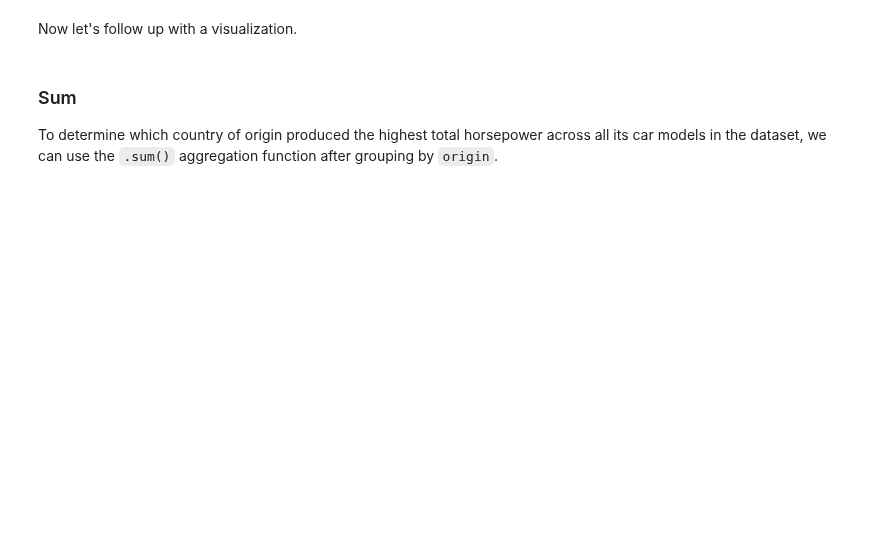
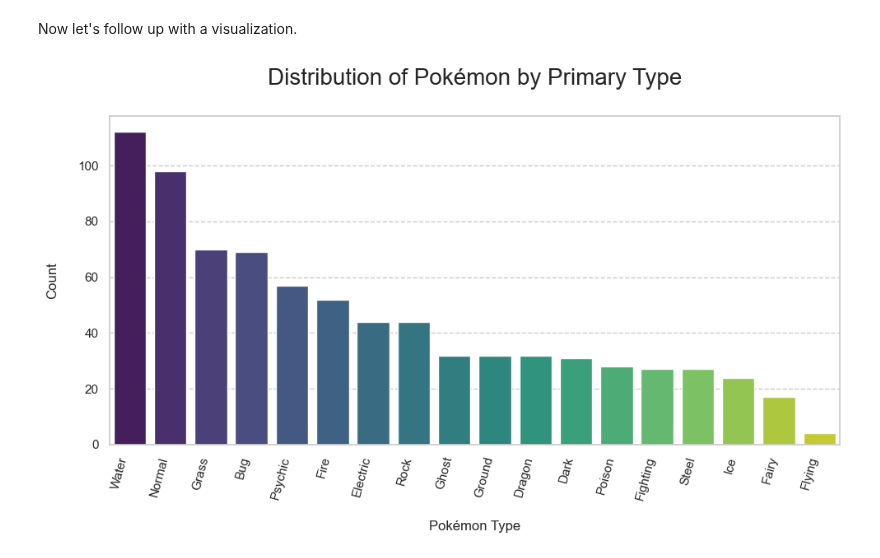
Before and after one commit to michaeltothewilson/data-with-python, a Jupyter notebook: notebooks-completed/08_aggregating_data-pokemon.ipynb, the cells around one changed output. Drawn from its saved outputs; the diff is of its cells as text; code cells hidden in the pictures; blank space fills up the shorter version.

```diff
--- a/notebooks-completed/08_aggregating_data-pokemon.ipynb
+++ b/notebooks-completed/08_aggregating_data-pokemon.ipynb
@@ -348,3 +317,9 @@ plt.show()
 Let's apply `mean()` to determine the average vehicle horse power by Country of Origin.
 # %%
 ## Perform Calculation
+pokemon_type_counts = pokemon_grouped_by_type["Attack"].count()
+
+# Output Results
+pokemon_type_counts = pokemon_type_counts.sort_values(ascending=False)
+
+pokemon_type_counts
@@ -351,29 +347,34 @@ Let's apply `mean()` to determine the average vehicle horse power by Country of
 # %% [markdown]
 Now let's follow up with a visualization.
 # %%
-# Visualize Average Horsepower by Origin
+# Visualize Counts
 
-# Data
-
+# Convert Groupby Series into a DataFrame by Reseting the Index
+pokemon_type_counts_df = pokemon_type_counts.reset_index(name="Count")
 
 # Draw Figure
+sns.set_theme(style="whitegrid")
 plt.figure(figsize=(10,6))
 
 # Draw Plot
-
-
-
+sns.barplot(
+    data=pokemon_type_counts_df,
+    x="Type 1",
+    y="Count",
+    hue="Type 1",
+    palette="viridis"
+)
 
 # Customize
-plt.title("Average Horsepower by Country of Origin\n")
-plt.xlabel("\nCountry of Origin")
-plt.ylabel("Average Horsepower\n")
+plt.title("Distribution of Pokémon by Primary Type\n",
+         size=20)
+plt.xlabel("\nPokémon Type")
+plt.xticks(rotation=75, ha="right")
+plt.ylabel("Count\n")
 plt.grid(axis="y", linestyle="--")
 plt.tight_layout()
 
 # Show
 plt.show()
+# %% [output]
+[figure, added]
-# %% [markdown]
-### Sum
-
-To determine which country of origin produced the highest total horsepower across all its car models in the dataset, we can use the `.sum()` aggregation function after grouping by `origin`.
```
Also changed, not shown: parts of 42 cells of this notebook, 2 other files.
